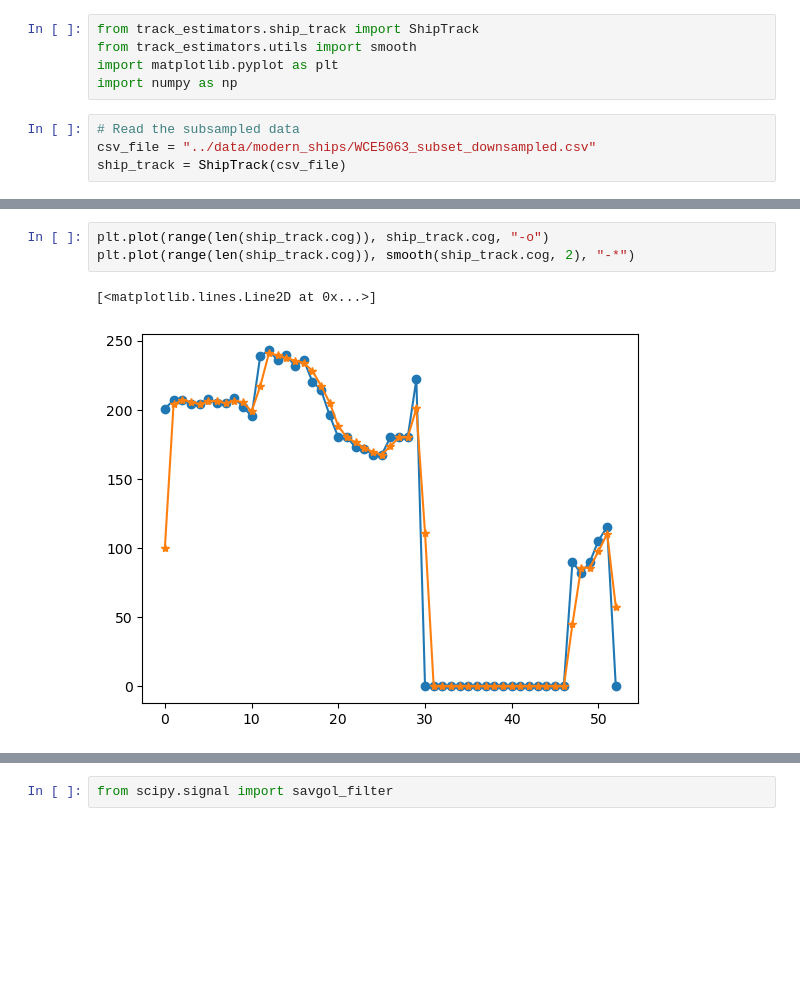
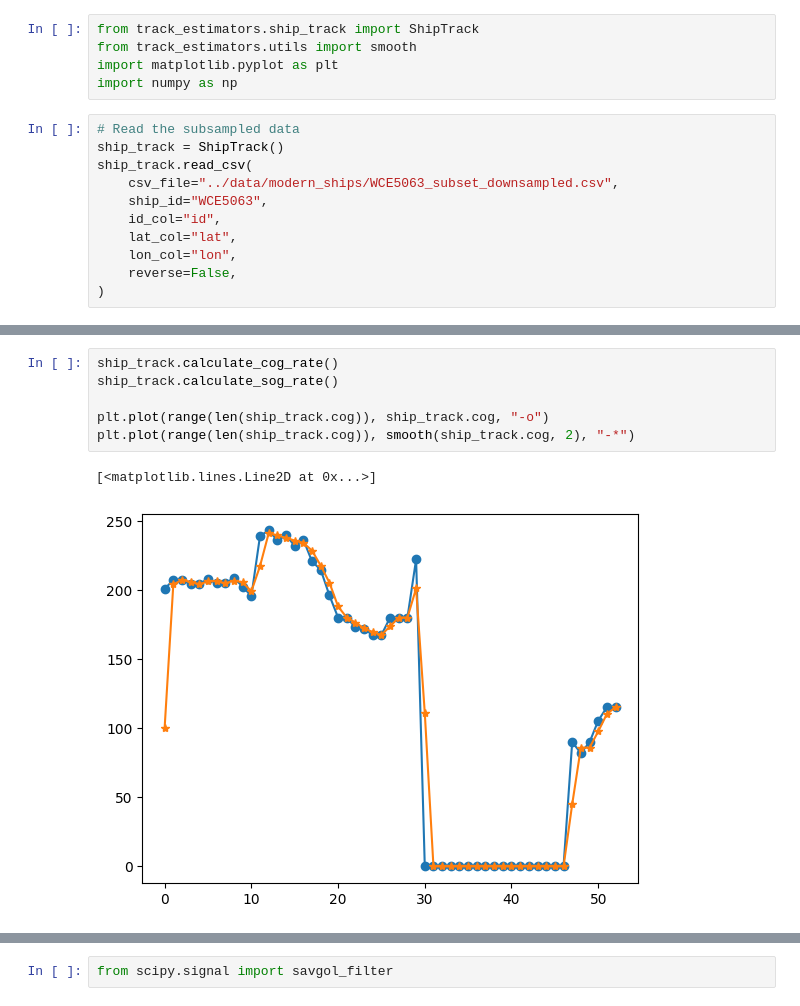
Before and after one commit to NOC-OI/ship-track-estimators, a Jupyter notebook: notebooks/track_smoothing.ipynb, the cells around one changed output, grey strips where cells are left out. Drawn from its saved outputs; the diff is of its cells as text; blank space fills up the shorter version.

Commit message:
Fix ShipTrack in track_smoothing

```diff
--- a/notebooks/track_smoothing.ipynb
+++ b/notebooks/track_smoothing.ipynb
@@ -5,5 +5,12 @@ import matplotlib.pyplot as plt
 import numpy as np
 # %%
 # Read the subsampled data
-csv_file = "../data/modern_ships/WCE5063_subset_downsampled.csv"
-ship_track = ShipTrack(csv_file)
+ship_track = ShipTrack()
+ship_track.read_csv(
+    csv_file="../data/modern_ships/WCE5063_subset_downsampled.csv",
+    ship_id="WCE5063",
+    id_col="id",
+    lat_col="lat",
+    lon_col="lon",
+    reverse=False,
+)
@@ -10,9 +33,12 @@ ship_track = ShipTrack(csv_file)
 # %%
+ship_track.calculate_cog_rate()
+ship_track.calculate_sog_rate()
+
 plt.plot(range(len(ship_track.cog)), ship_track.cog, "-o")
 plt.plot(range(len(ship_track.cog)), smooth(ship_track.cog, 2), "-*")
 # %% [output]
 [<matplotlib.lines.Line2D at 0x...>]
-[figure, old version]
+[figure, new version]
 # %%
 plt.plot(range(len(ship_track.sog)), ship_track.sog, "-o")
 plt.plot(range(len(ship_track.sog)), smooth(ship_track.sog, 2), "-*")
```
Also changed, not shown: parts of 4 cells of this notebook.
